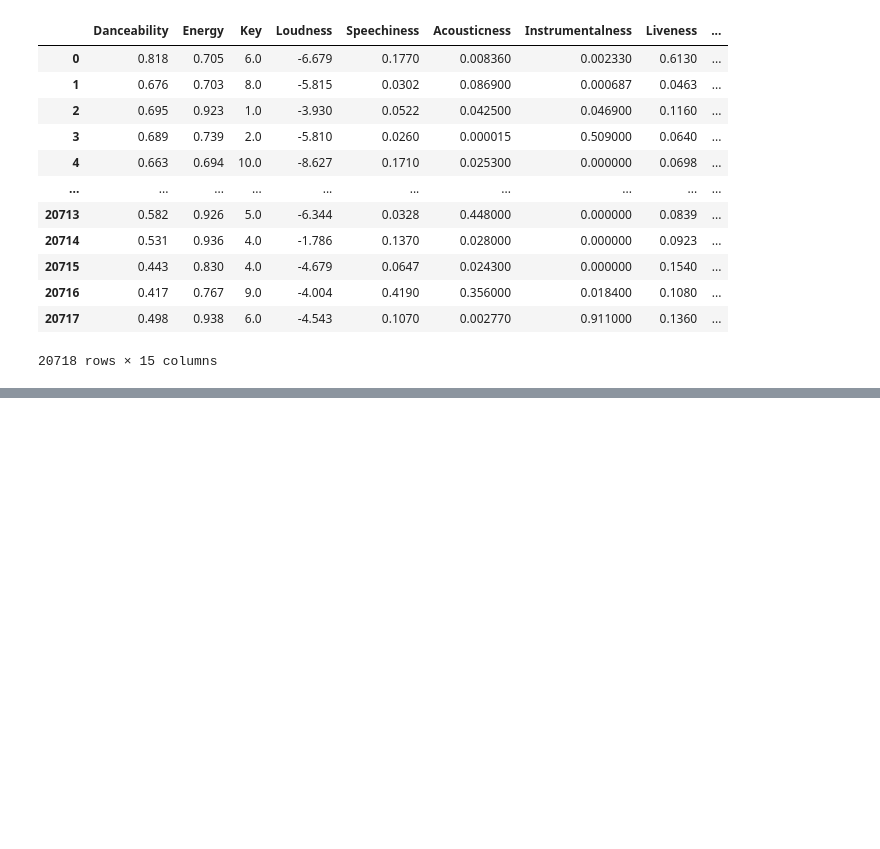
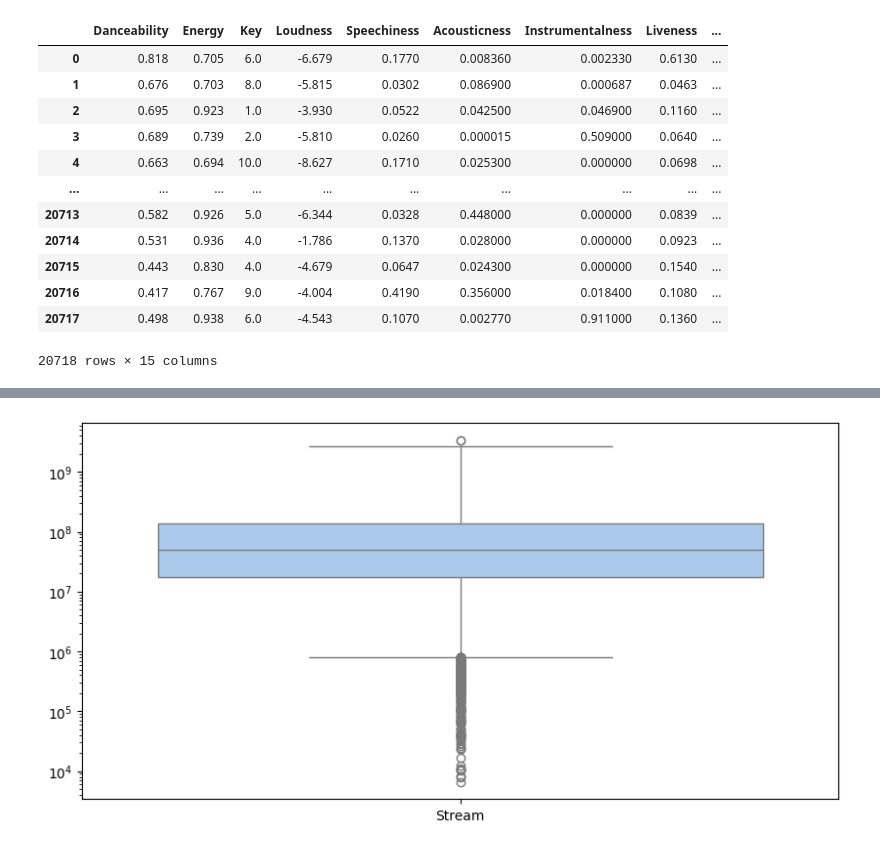
Before and after one commit to sylrod569/Projeto-ICD---An-lise-de-Dados-do-Spotify-Youtube, a Jupyter notebook: tratamento_de_dados.ipynb, the cells around one changed output, grey strips where cells are left out. Cells and saved outputs as stored; diff of their text form; code cells hidden in the pictures; blank space fills up the shorter version.

```diff
--- a/tratamento_de_dados.ipynb
+++ b/tratamento_de_dados.ipynb
@@ -48,0 +180,7 @@ Name: count, dtype: int64
+# %%
+plt.figure(figsize=(10, 5))
+plt.yscale('log')
+sns.boxplot(data= df_spotify_youtube_num[['Stream']])
+plt.show()
+# %% [output]
+[figure, added]
```
Also changed, not shown: parts of 32 cells of this notebook.
